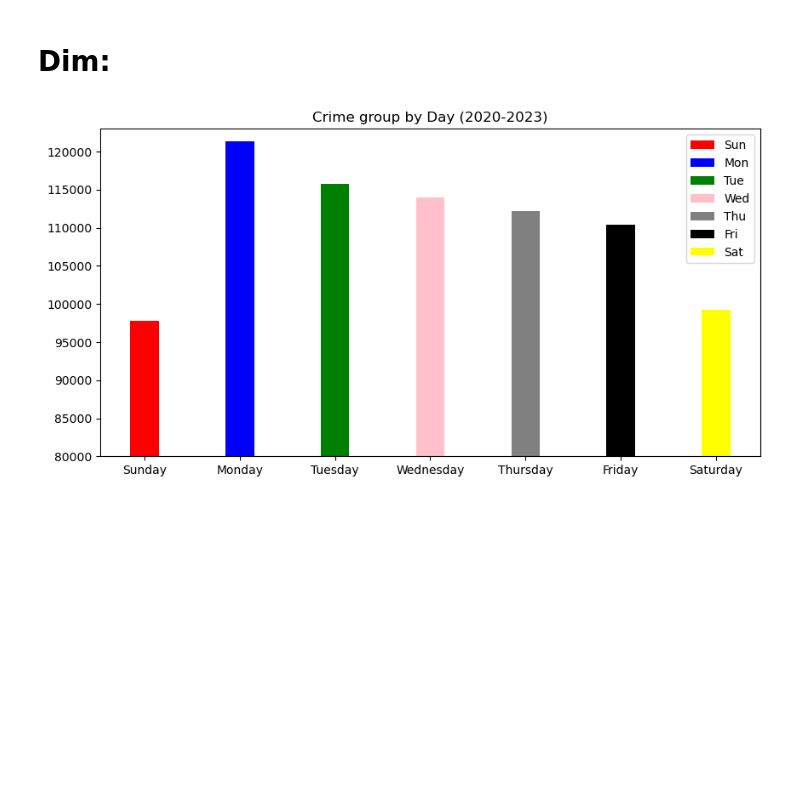
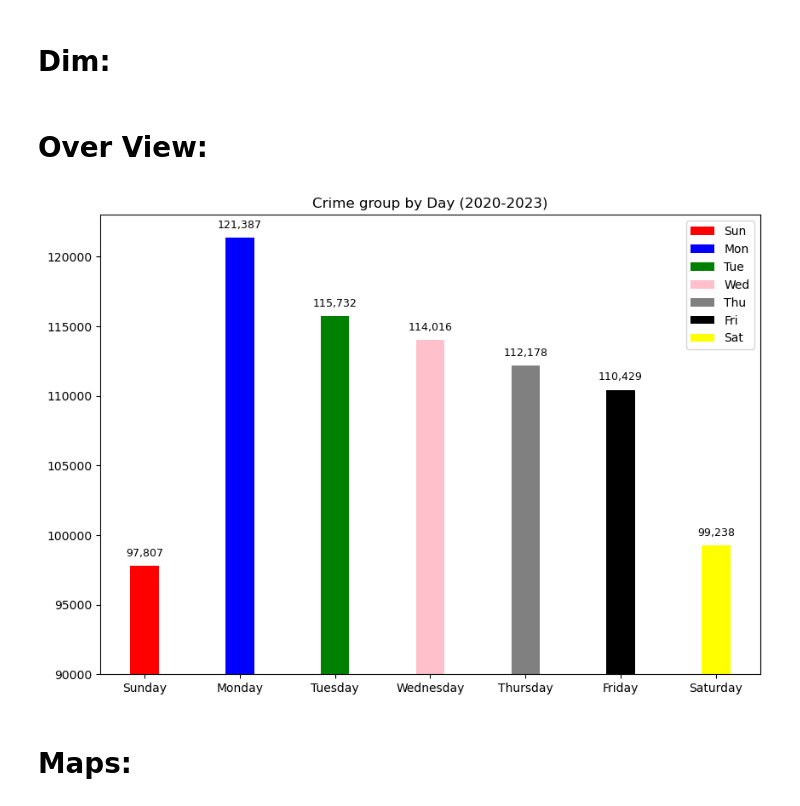
Before and after one commit to berrylewis97/Crime_Data_Analysis, a Jupyter notebook: Crime_Data.ipynb, the cells around one changed output. Saved outputs shown, nothing was run; the diff lists cells and outputs as text; code cells hidden in the pictures; blank space fills up the shorter version.

```diff
--- a/Crime_Data.ipynb
+++ b/Crime_Data.ipynb
@@ -102,21 +103,30 @@ Dim_Date['Week_Day'] =Dim_Date['Date'].dt.dayofweek + 2
 Dim_Date['Week_Day'] = np.where(Dim_Date['Week_Day'] == 8 ,1,Dim_Date['Week_Day'])
 
 Dim_Date['Day_Name'] = Dim_Date['Date'].dt.day_name()
+# %% [markdown]
+# Over View:
 # %%
 # מה היום והשעה עם אחוז הפשעים הגבוהה ביותר
 fact_dayname = Fact[['File_Number','Report_Date','Occ_Time']].merge(Dim_Date[['Date','Day_Name','Week_Day']],how = 'left', left_on='Report_Date',right_on= 'Date')
 crime_for_day = fact_dayname.groupby(['Day_Name','Week_Day'])['File_Number'].count().reset_index()
 crime_for_day = crime_for_day.sort_values(by = 'Week_Day')
 X = crime_for_day['Day_Name']
 Y = crime_for_day['File_Number']
 
 
-figure = plt.figure(figsize = (10,5))
-plt.ylim(80000,123000)
-plt.bar(X,Y,color = ['r','b','g','pink','gray','black','yellow'],label = [day[:3] for day in crime_for_day['Day_Name'].tolist()],width=0.3)
+figure = plt.figure(figsize = (10,7))
+plt.ylim(90000,123000)
+bars = plt.bar(X,Y,color = ['r','b','g','pink','gray','black','yellow'],label = [day[:3] for day in crime_for_day['Day_Name'].tolist()],width=0.3)
 plt.legend()
 plt.title("Crime group by Day (2020-2023)")
+for bar, value in zip(bars, Y):
+    height = bar.get_height()
+    plt.text(bar.get_x() + bar.get_width() / 2, height + 500, f'{int(value):,}', ha='center', va='bottom', color='black', fontsize=9)
+
+
 
 plt.show()
 # %% [output]
-[figure, old version]
+[figure, new version]
+# %% [markdown]
+# Maps:
```
Also changed, not shown: parts of 7 cells of this notebook, 1 other file.
